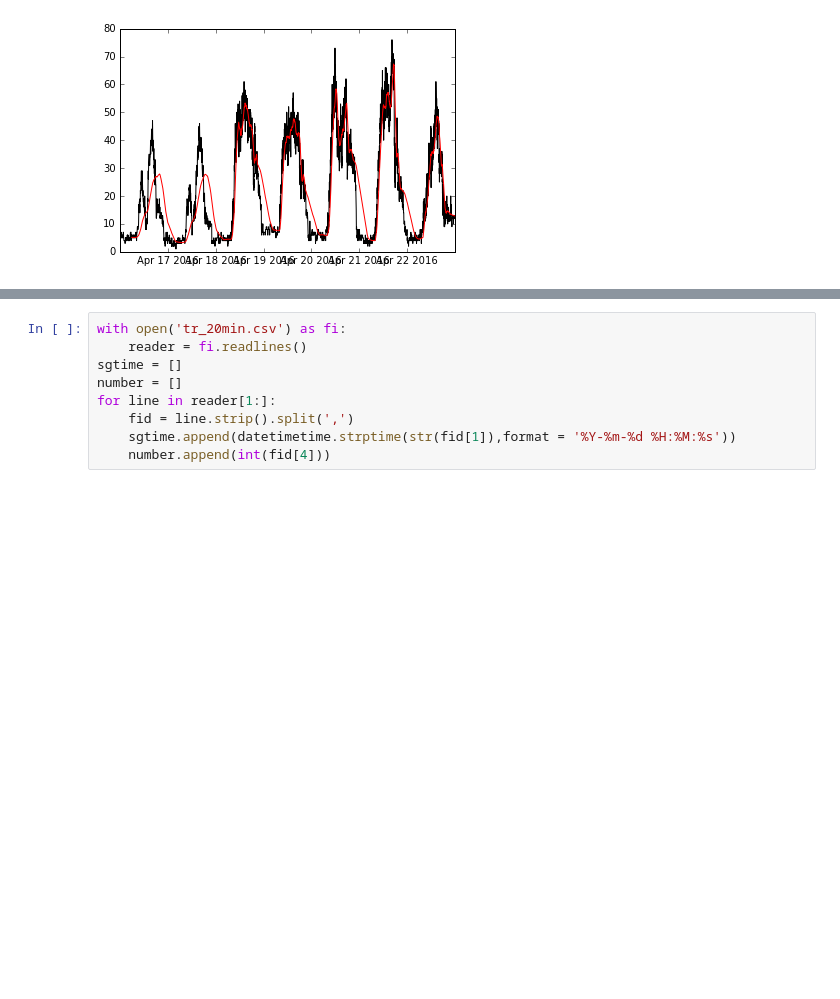
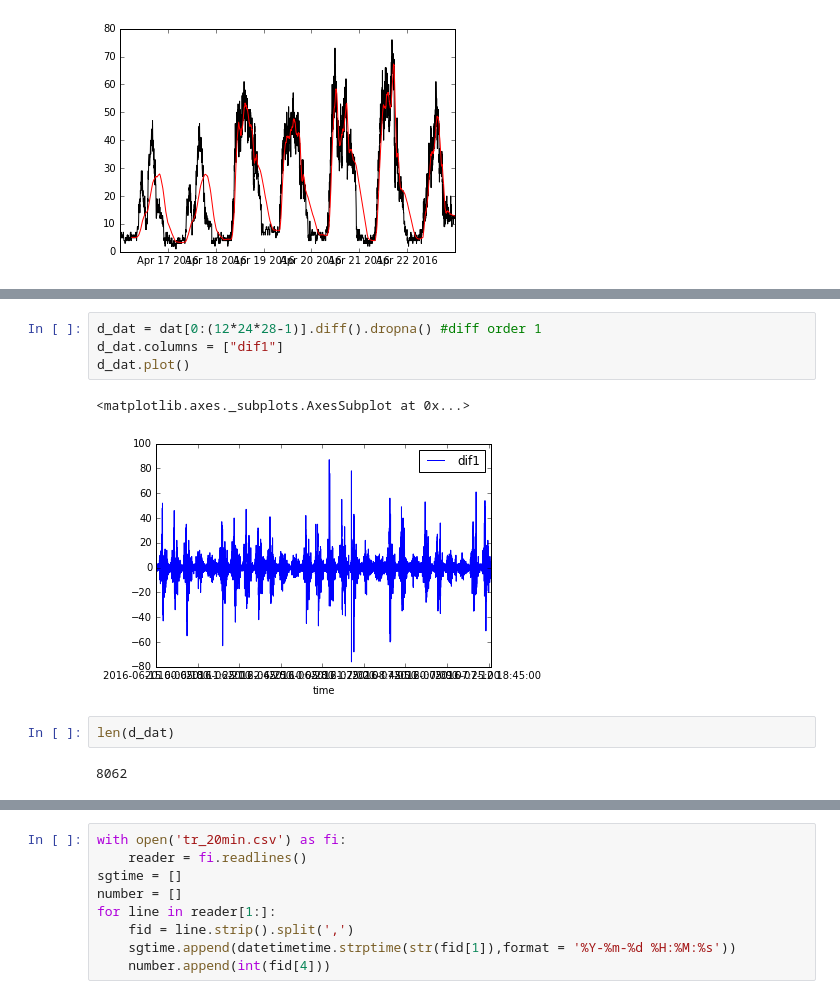
Before and after one commit to Ellen-Co2/ami_sg-work, a Jupyter notebook: canteen/canteens.ipynb, the cells around one changed output, grey strips where cells are left out. Drawn from its saved outputs; the diff is of its cells as text; blank space fills up the shorter version.

```diff
--- a/canteen/canteens.ipynb
+++ b/canteen/canteens.ipynb
@@ -174,0 +197,11 @@ plt.plot(smoth,'red')
+# %%
+d_dat = dat[0:(12*24*28-1)].diff().dropna() #diff order 1
+d_dat.columns = ["dif1"]
+d_dat.plot()
+# %% [output]
+<matplotlib.axes._subplots.AxesSubplot at 0x...>
+[figure, added]
+# %%
+len(d_dat)
+# %% [output]
+8062
```
Also changed, not shown: parts of 7 cells of this notebook, 4 other files.
